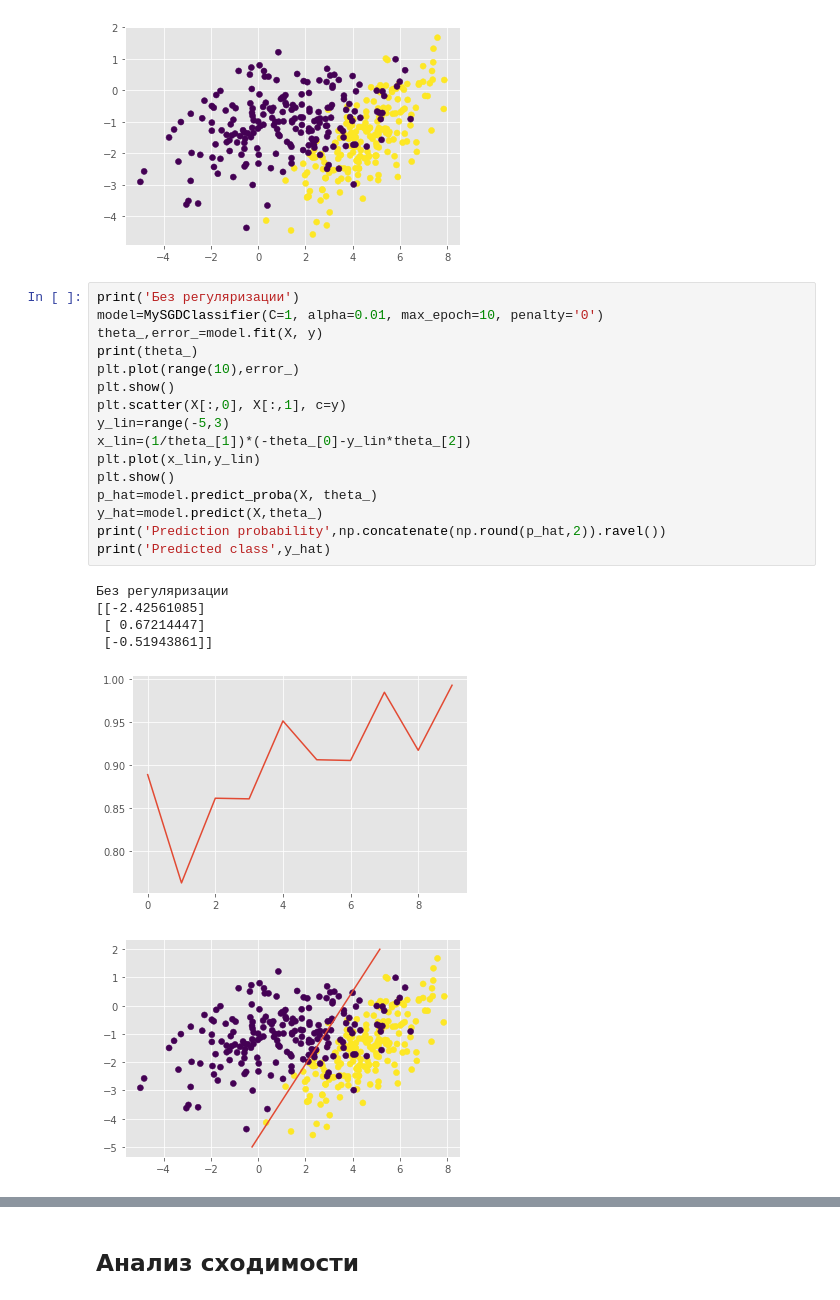
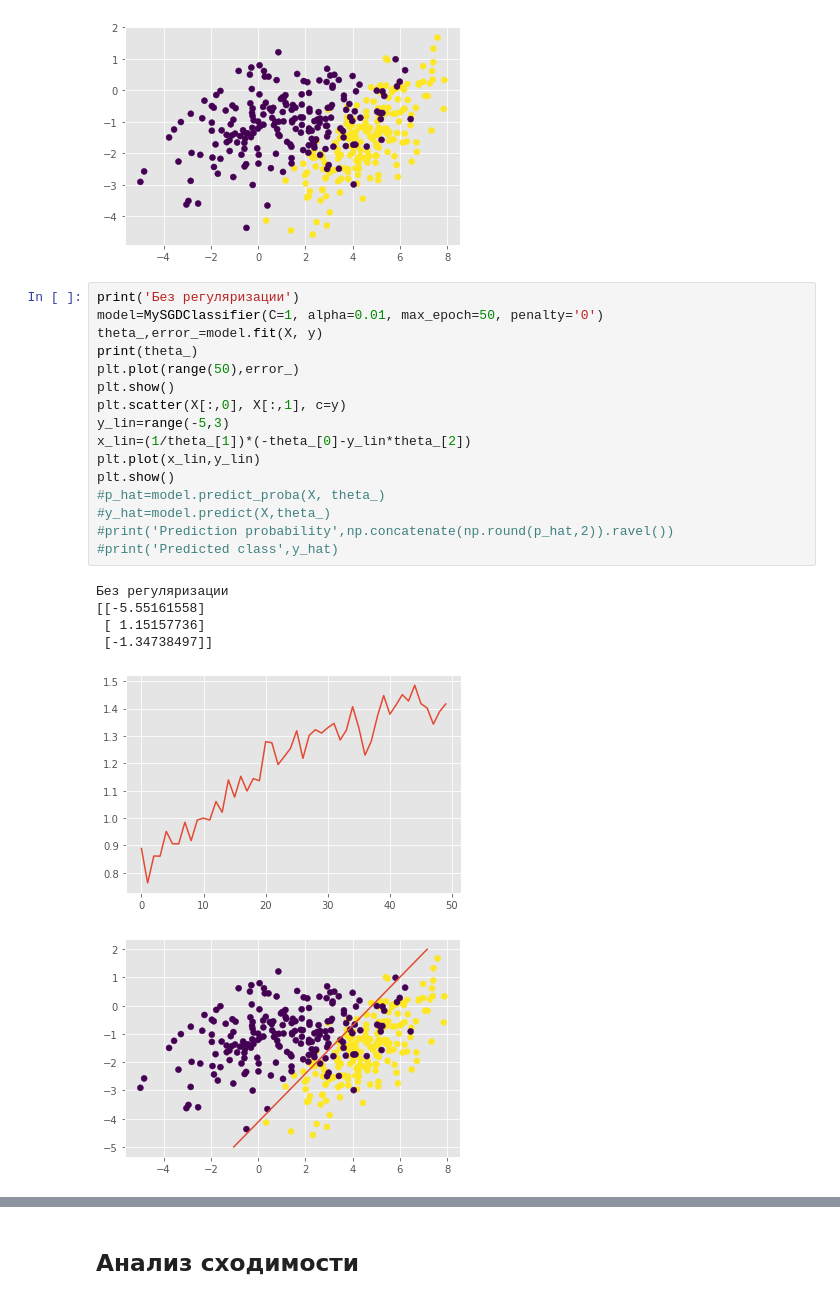
Before and after one commit to guzelfey/ds-2019-03, a Jupyter notebook: hw3.ipynb, the cells around one changed output, grey strips where cells are left out. Saved outputs shown, nothing was run; the diff lists cells and outputs as text.

```diff
--- a/hw3.ipynb
+++ b/hw3.ipynb
@@ -110,24 +110,24 @@ plt.show()
 [figure]
 # %%
 print('Без регуляризации')
-model=MySGDClassifier(C=1, alpha=0.01, max_epoch=10, penalty='0')
+model=MySGDClassifier(C=1, alpha=0.01, max_epoch=50, penalty='0')
 theta_,error_=model.fit(X, y)
 print(theta_)
-plt.plot(range(10),error_)
+plt.plot(range(50),error_)
 plt.show()
 plt.scatter(X[:,0], X[:,1], c=y)
 y_lin=range(-5,3)
 x_lin=(1/theta_[1])*(-theta_[0]-y_lin*theta_[2])
 plt.plot(x_lin,y_lin)
 plt.show()
-p_hat=model.predict_proba(X, theta_)
-y_hat=model.predict(X,theta_)
-print('Prediction probability',np.concatenate(np.round(p_hat,2)).ravel())
-print('Predicted class',y_hat)
+#p_hat=model.predict_proba(X, theta_)
+#y_hat=model.predict(X,theta_)
+#print('Prediction probability',np.concatenate(np.round(p_hat,2)).ravel())
+#print('Predicted class',y_hat)
 # %% [output]
 Без регуляризации
-[[-2.42561085]
- [ 0.67214447]
- [-0.51943861]]
+[[-5.55161558]
+ [ 1.15157736]
+ [-1.34738497]]
-[figure, old version]
+[figure, new version]
-[figure, old version]
+[figure, new version]
```
Also changed, not shown: parts of 7 cells of this notebook.
